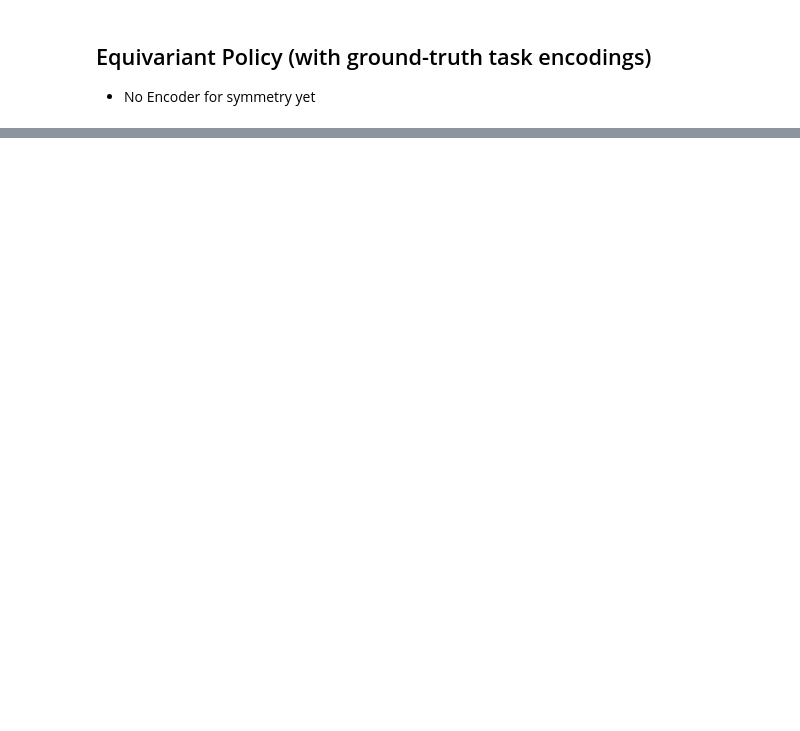
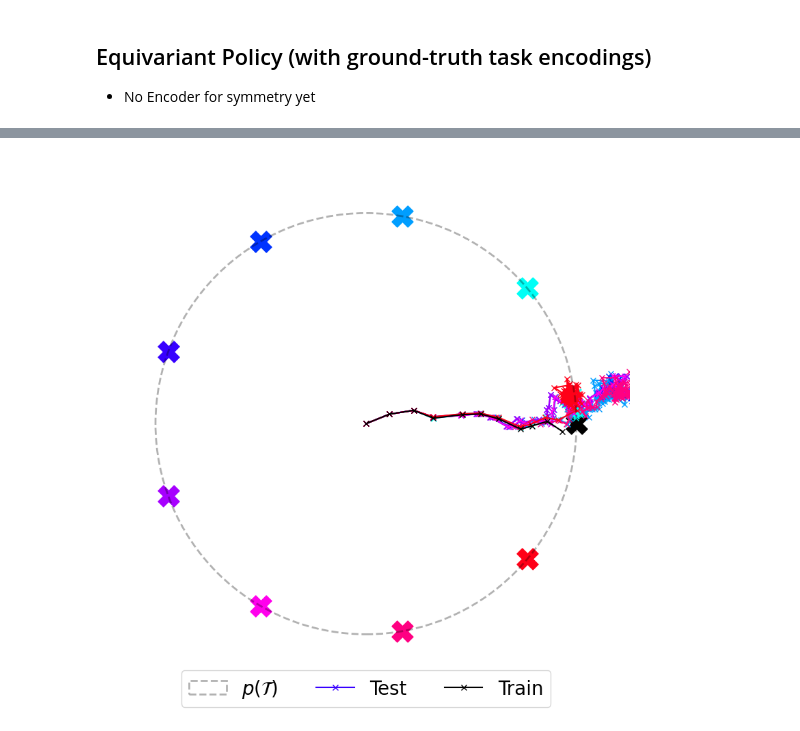
Before and after one commit to PaulNitschke/geo_meta_rl, a Jupyter notebook: task_inference.ipynb, the cells around one changed output, grey strips where cells are left out. Drawn from its saved outputs; the diff is of its cells as text; code cells hidden in the pictures; blank space fills up the shorter version.

```diff
--- a/task_inference.ipynb
+++ b/task_inference.ipynb
@@ -358,0 +353,17 @@ plot_rollouts_on_circle(train_trajectories=trajs_all_tasks_train_equ,
+# %%
+ENCODER = lambda p : p - np.array([RADIUS,0], dtype=np.float32)
+DECODER = lambda p : p + np.array([RADIUS,0], dtype=np.float32)
+
+
+# Make the environment
+encoded_env = CircleRotation(s_goals=goal_positions_train,
+                     encoder=ENCODER,
+                     decoder=DECODER,
+                     seed=RANDOM_SEED)
+
+vec_encoded_env = make_vec_env(lambda: encoded_env, n_envs=N_ENVS, seed=RANDOM_SEED)
+
+encoded_model = SAC("MlpPolicy", vec_encoded_env, verbose=1, seed=RANDOM_SEED)
+del vec_encoded_env
+
+encoded_model.learn(total_timesteps=N_STEPS)
@@ -359 +389,31 @@ plot_rollouts_on_circle(train_trajectories=trajs_all_tasks_train_equ,
+# %%
+encoded_trajs_all_tasks_train = []
+encoded_trajs_all_tasks_test = []
+
+for idx_goal_position, goal_position in enumerate(goal_positions_all):
+
+    # Create environments, should be no change to vanilla Meta-RL.
+    test_env = CircleRotation(s_goals=[goal_position], encoder=ENCODER, decoder=DECODER, seed=RANDOM_SEED)
+
+    # Sample trajectory.
+    traj, _, _ = sample_traj_of_env(test_env, encoded_model)
+    if any(np.array_equal(goal_position, s_inits) for s_inits in goal_positions_train):
+        encoded_trajs_all_tasks_train.append(traj)
+    else:
+        encoded_trajs_all_tasks_test.append(traj)
+    del test_env
+# %%
+decoded_trajs_all_tasks_train = [DECODER(encoded_traj[:,:2]) for encoded_traj in encoded_trajs_all_tasks_train]
+decoded_trajs_all_tasks_test = [DECODER(encoded_traj[:,:2]) for encoded_traj in encoded_trajs_all_tasks_test]
+
+plot_rollouts_on_circle(train_trajectories=decoded_trajs_all_tasks_train,
+                        test_trajectories=decoded_trajs_all_tasks_test,
+                        train_goal_locations=goal_positions_train,
+                        test_goal_locations=goal_positions_test,
+                        legend=True,
+                        # savepath=None
+                        # savepath="circle_nav_vanilla_meta_rl"
+                        )
+# %% [output]
+[figure, added]
 # %%
```
Also changed, not shown: parts of 12 cells of this notebook, 2 other files.
